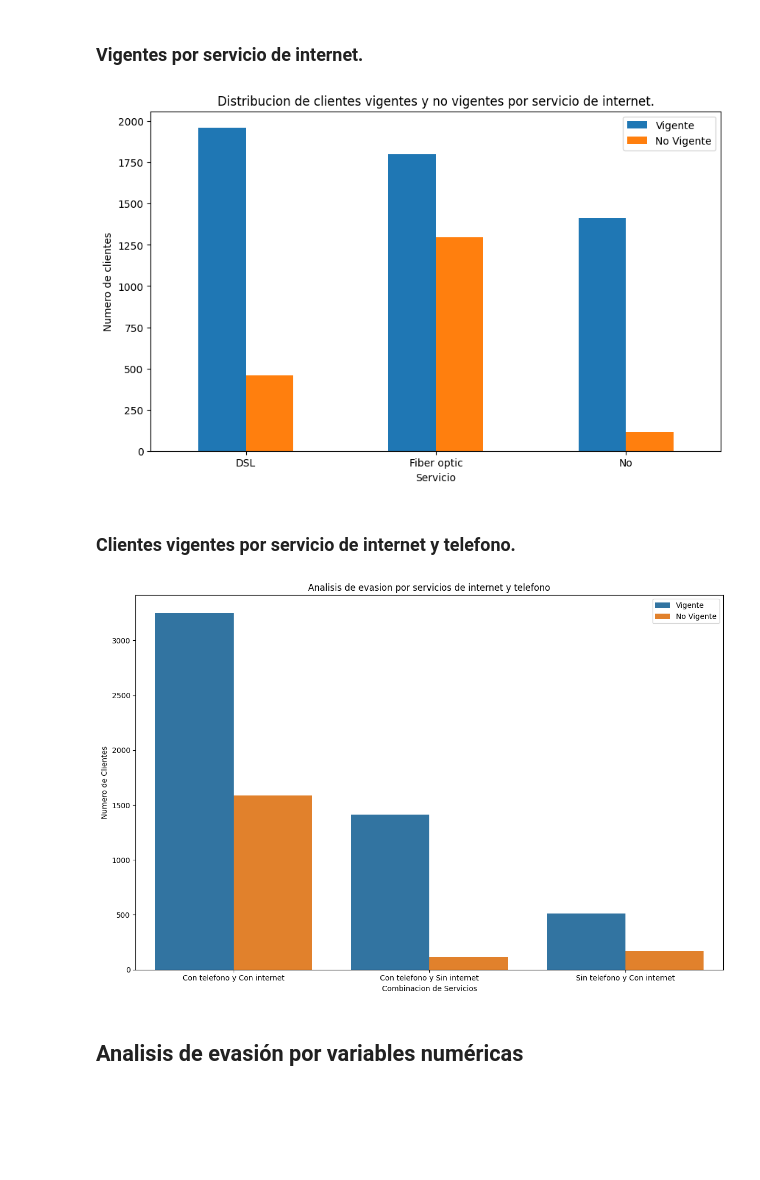
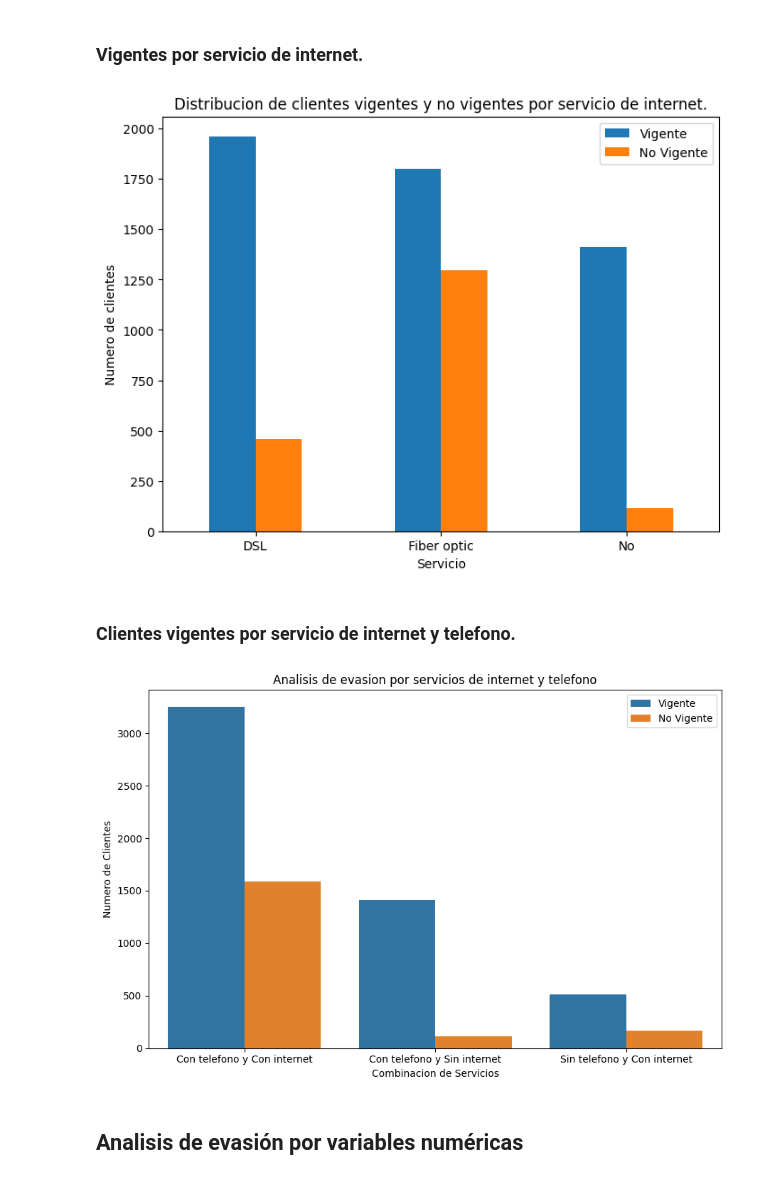
Before and after one commit to PabloVera26/TelecomXChallenge, a Jupyter notebook: TelecomX_LATAM.ipynb, the cells around one changed output. Saved outputs shown, nothing was run; the diff lists cells and outputs as text; code cells hidden in the pictures; blank space fills up the shorter version.

```diff
--- a/TelecomX_LATAM.ipynb
+++ b/TelecomX_LATAM.ipynb
@@ -338,16 +343,16 @@ plt.show()
 # %%
 vigentesInternet = datosNormalizado.groupby(['InternetService', 'Churn']).size().unstack()
 
-ax = vigentesMetodopago.plot(kind='bar', figsize=(10, 6), rot=0)
+ax = vigentesInternet.plot(kind='bar', figsize=(8, 6), rot=0)
 
 ax.set_title('Distribucion de clientes vigentes y no vigentes por servicio de internet.')
 ax.set_xlabel('Servicio')
 ax.set_ylabel('Numero de clientes')
 ax.legend(labels=['Vigente', 'No Vigente'])
 
 plt.show()
 # %% [output]
-[figure, old version]
+[figure, new version]
 # %% [markdown]
 ### Clientes vigentes por servicio de internet y telefono.
 # %%
@@ -362,7 +367,7 @@ dfTemporal['ServicioInternet'] = dfTemporal['InternetService'].map({
 
 dfTemporal['Servicios'] = (dfTemporal['ServicioTelefono'] + ' y ' + dfTemporal['ServicioInternet'])
 
-plt.figure(figsize=(12, 8))
+plt.figure(figsize=(9, 6))
 sns.countplot(data=dfTemporal, x='Servicios', hue='Churn', order=dfTemporal['Servicios'].value_counts().index)
 plt.title('Analisis de evasion por servicios de internet y telefono')
 plt.xlabel('Combinacion de Servicios')
@@ -372,7 +377,7 @@ plt.legend(labels=['Vigente', 'No Vigente'])
 plt.tight_layout()
 plt.show()
 # %% [output]
-[figure, old version]
+[figure, new version]
 # %% [markdown]
 ## Analisis de evasión por variables numéricas
 # %% [markdown]
```
Also changed, not shown: parts of 19 cells of this notebook.
